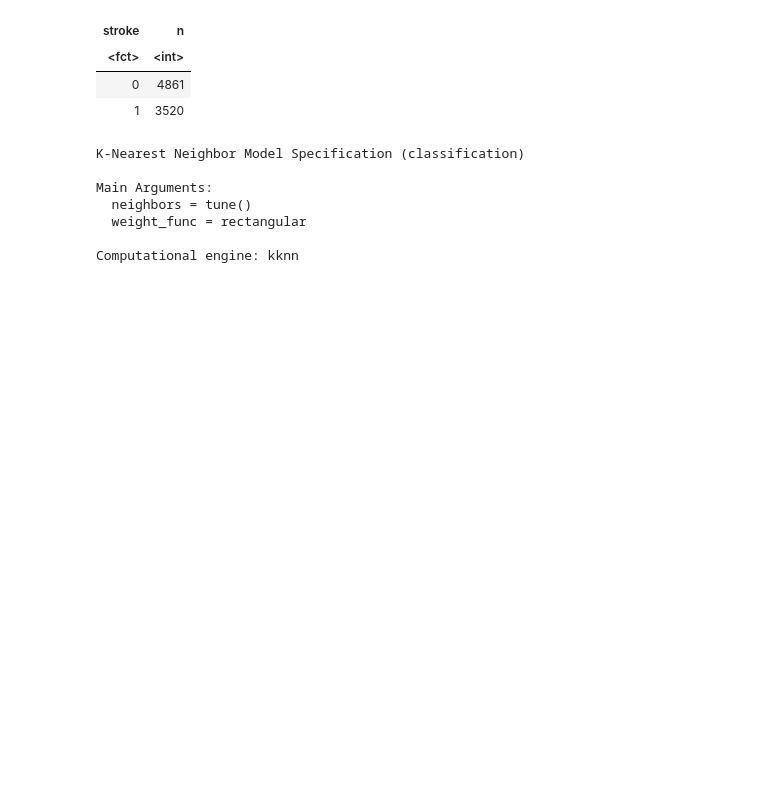
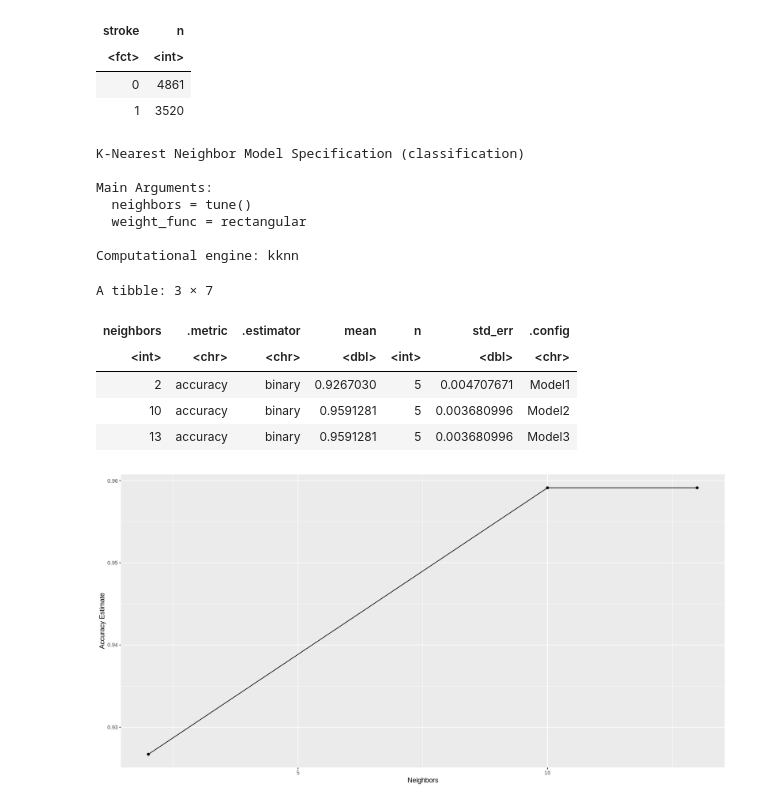
Before and after one commit to romansinkus/stroke-classification, a Jupyter notebook: Stroke_prediction.ipynb, the cells around one changed output. Drawn from its saved outputs; the diff is of its cells as text; code cells hidden in the pictures; blank space fills up the shorter version.

```diff
--- a/Stroke_prediction.ipynb
+++ b/Stroke_prediction.ipynb
@@ -247,7 +252,7 @@ Main Arguments:
 
 Computational engine: kknn
 # %%
-stroke_recipe <- recipe(stroke ~ bmi + age + avg_glucose_level, data = stroke_train) %>%
+stroke_recipe <- recipe(stroke ~ bmi + age + avg_glucose_level, data = upsampled_stroke) %>%
     step_scale(all_predictors()) %>%
     step_center(all_predictors())
 # %%
@@ -258,21 +263,29 @@ gridvals <- tibble(neighbors = c(seq(from = 1, to = 5), seq(from = 5, to = 50, b
 stroke_results <- workflow() %>%
     add_recipe(stroke_recipe) %>%
     add_model(knn_spec) %>%
-    tune_grid(resamples = stroke_vfold, grid = gridvals) %>%
+    tune_grid(resamples = stroke_vfold, grid = 3) %>%
     collect_metrics()
 # %%
 accuracies <- stroke_results %>%
     filter(.metric == "accuracy")
 
 accuracies
 
 cross_val_plot <- ggplot(accuracies, aes(x = neighbors, y = mean)) +
     geom_point() +
     geom_line() +
-    labs(x = "Neighbors", y = "Accuracy Estimate") +
-    scale_x_continuous(breaks = seq(0, 20, 2))
+    labs(x = "Neighbors", y = "Accuracy Estimate")
+#     scale_x_continuous(breaks = seq(0, 20, 2))
  #   scale_y_continuous(limits = c(0.7, 1))
 
 cross_val_plot
+# %% [output]
+A tibble: 3 × 7
+| neighbors | .metric | .estimator | mean | n | std_err | .config |
+| <int> | <chr> | <chr> | <dbl> | <int> | <dbl> | <chr> |
+| 2 | accuracy | binary | 0.9267030 | 5 | 0.004707671 | Model1 |
+| 10 | accuracy | binary | 0.9591281 | 5 | 0.003680996 | Model2 |
+| 13 | accuracy | binary | 0.9591281 | 5 | 0.003680996 | Model3 |
+[figure, added]
 # %%
 stroke_results
```
Also changed, not shown: parts of 8 cells of this notebook.
